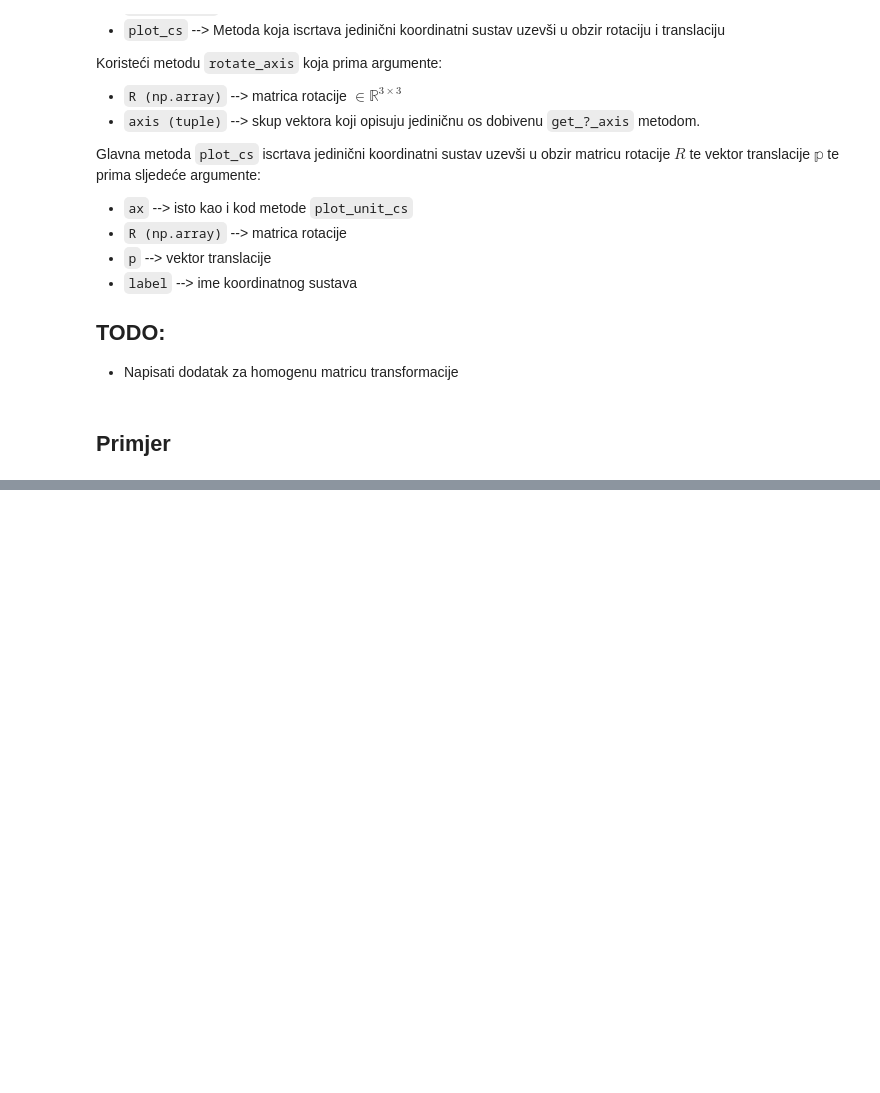
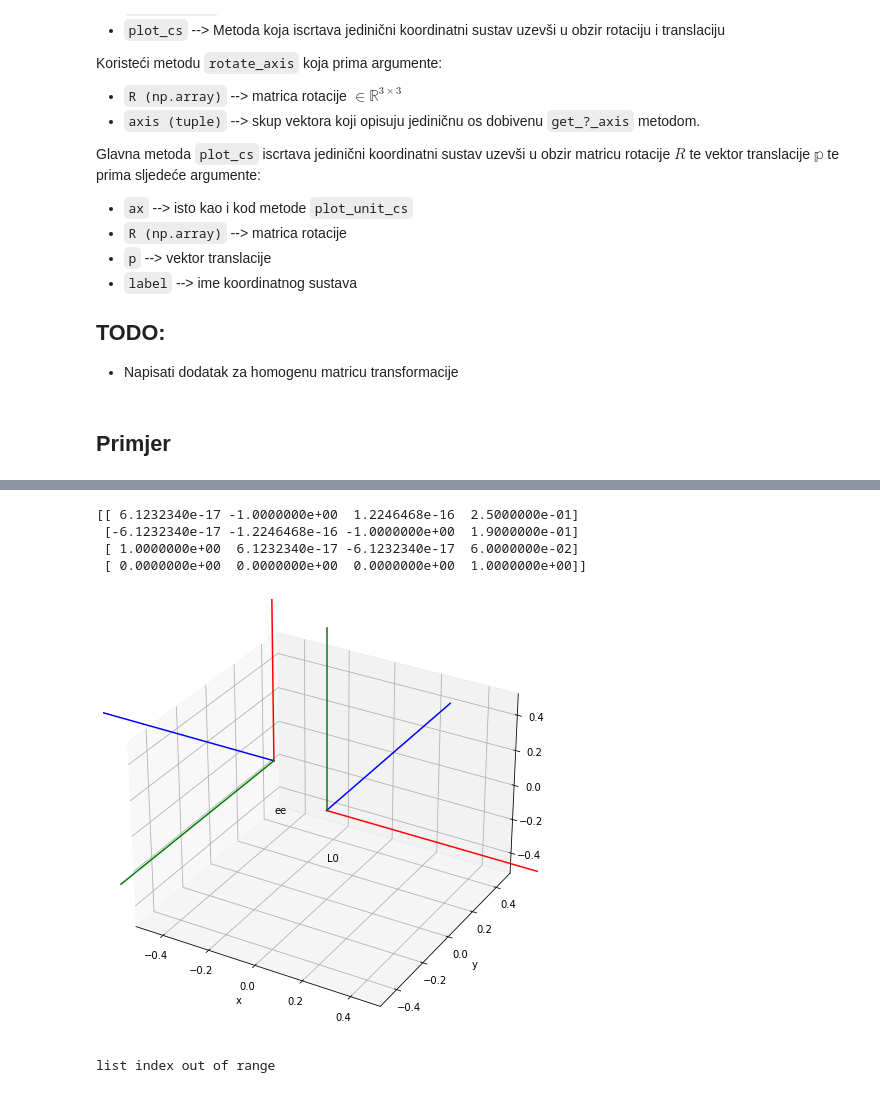
Before and after one commit to fzoric8/ros_utils, a Jupyter notebook: tfs/coordinate_system_manipulation.ipynb, the cells around one changed output, grey strips where cells are left out. Drawn from its saved outputs; the diff is of its cells as text; code cells hidden in the pictures; blank space fills up the shorter version.

```diff
--- a/tfs/coordinate_system_manipulation.ipynb
+++ b/tfs/coordinate_system_manipulation.ipynb
@@ -303,0 +336,39 @@ plotT(ax, T1, 'L1')
+# %%
+def getDK(q1, q2, q3, extract = None):
+
+    T01 = getDHMatrix(0, -np.pi/2, 0.06, 0 + q1)
+    T12 = getDHMatrix(0, -np.pi/2, 0.19, -np.pi/2 + q2)
+    T23 = getDHMatrix(0, -np.pi/2, 0.25, 0 + q3)
+
+    Tfinal = np.matmul(np.matmul(T01, T12), T23)
+
+    print(Tfinal)
+
+    p = Tfinal[:3, 3]
+    R = Tfinal[:2, :2]
+
+    if extract == 'position':
+        return p
+    elif extract == 'rotation':
+        return R
+    else:
+        return Tfinal
+# %%
+T1 = getDK(0, 0.0, 0.0)
+# %% [output]
+[[ 6.1232340e-17 -1.0000000e+00  1.2246468e-16  2.5000000e-01]
+ [-6.1232340e-17 -1.2246468e-16 -1.0000000e+00  1.9000000e-01]
+ [ 1.0000000e+00  6.1232340e-17 -6.1232340e-17  6.0000000e-02]
+ [ 0.0000000e+00  0.0000000e+00  0.0000000e+00  1.0000000e+00]]
+# %%
+ax = create_3d_plot(10, 8, 0.5, 0.5, 0.5)
+
+T0 = np.array([[1, 0, 0, 0],
+               [0, 1, 0, 0],
+               [0, 0, 1, 0],
+               [0, 0, 0, 1]])
+
+plotT(ax, T0, 'L0')
+plotT(ax, T1, 'ee')
+# %% [output]
+[figure, added]
@@ -303,0 +428,4 @@ plotT(ax, T1, 'L1')
+# %%
+Ta = multiply_all(Tlist)
+# %% [output]
+list index out of range
```
Also changed, not shown: parts of 15 cells of this notebook, 2 other files.
